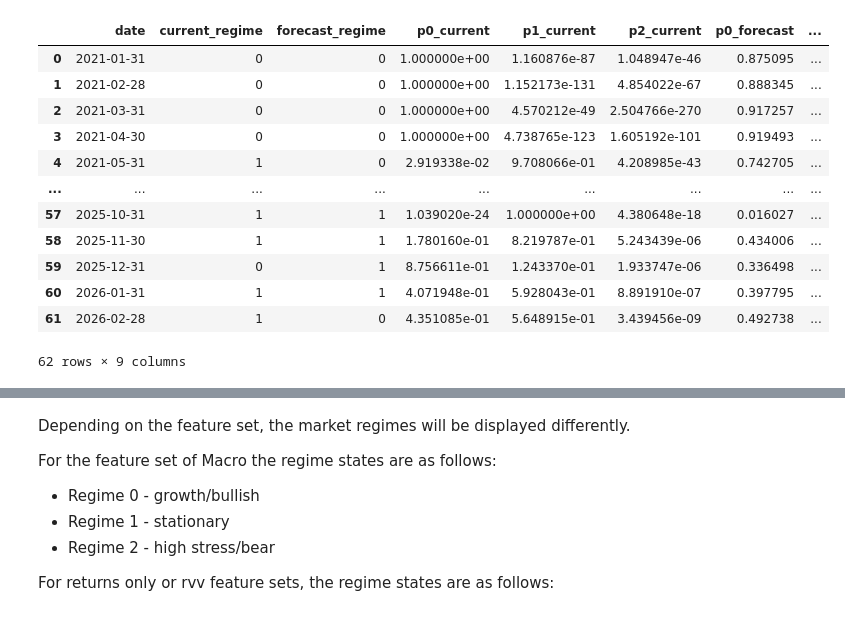
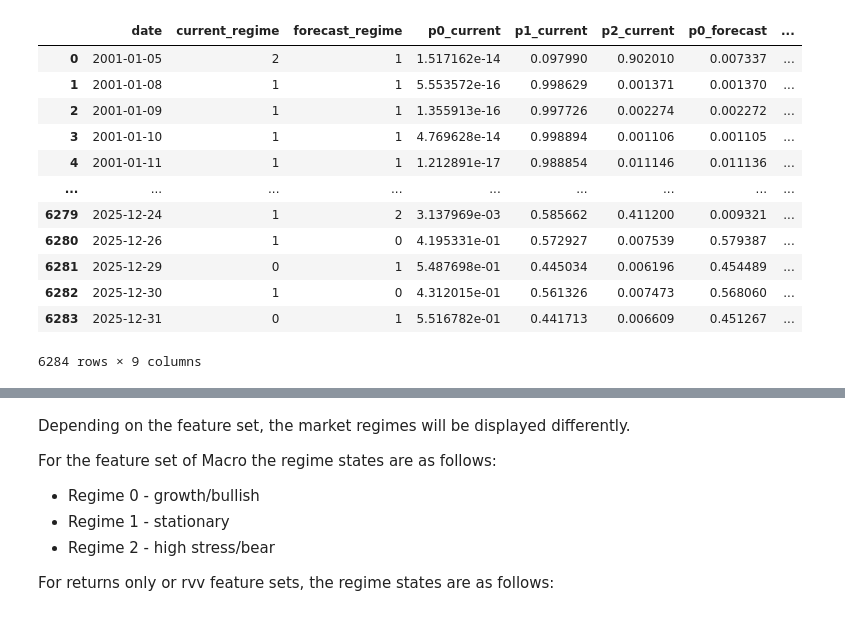
Before and after one commit to Joanmascastella/AlpaxaHMM, a Jupyter notebook: notebooks/test.ipynb, the cells around one changed output, grey strips where cells are left out. Drawn from its saved outputs; the diff is of its cells as text; code cells hidden in the pictures.

```diff
--- a/notebooks/test.ipynb
+++ b/notebooks/test.ipynb
@@ -1,25 +1,25 @@
 # %%
 import pandas as pd
 
 # Path to saved regime csv
-path = '/Users/developmentserver/Desktop/reg_nvda.csv'
+path = '/Users/developmentserver/Desktop/AAPL.csv'
 
 df = pd.read_csv(path)
 df
 # %% [output]
 |  | date | current_regime | forecast_regime | p0_current | p1_current | p2_current | p0_forecast | ... |
-| 0 | 2021-01-31 | 0 | 0 | 1.000000e+00 | 1.160876e-87 | 1.048947e-46 | 0.875095 | ... |
-| 1 | 2021-02-28 | 0 | 0 | 1.000000e+00 | 1.152173e-131 | 4.854022e-67 | 0.888345 | ... |
-| 2 | 2021-03-31 | 0 | 0 | 1.000000e+00 | 4.570212e-49 | 2.504766e-270 | 0.917257 | ... |
-| 3 | 2021-04-30 | 0 | 0 | 1.000000e+00 | 4.738765e-123 | 1.605192e-101 | 0.919493 | ... |
-| 4 | 2021-05-31 | 1 | 0 | 2.919338e-02 | 9.708066e-01 | 4.208985e-43 | 0.742705 | ... |
+| 0 | 2001-01-05 | 2 | 1 | 1.517162e-14 | 0.097990 | 0.902010 | 0.007337 | ... |
+| 1 | 2001-01-08 | 1 | 1 | 5.553572e-16 | 0.998629 | 0.001371 | 0.001370 | ... |
+| 2 | 2001-01-09 | 1 | 1 | 1.355913e-16 | 0.997726 | 0.002274 | 0.002272 | ... |
+| 3 | 2001-01-10 | 1 | 1 | 4.769628e-14 | 0.998894 | 0.001106 | 0.001105 | ... |
+| 4 | 2001-01-11 | 1 | 1 | 1.212891e-17 | 0.988854 | 0.011146 | 0.011136 | ... |
 | ... | ... | ... | ... | ... | ... | ... | ... | ... |
-| 57 | 2025-10-31 | 1 | 1 | 1.039020e-24 | 1.000000e+00 | 4.380648e-18 | 0.016027 | ... |
-| 58 | 2025-11-30 | 1 | 1 | 1.780160e-01 | 8.219787e-01 | 5.243439e-06 | 0.434006 | ... |
-| 59 | 2025-12-31 | 0 | 1 | 8.756611e-01 | 1.243370e-01 | 1.933747e-06 | 0.336498 | ... |
-| 60 | 2026-01-31 | 1 | 1 | 4.071948e-01 | 5.928043e-01 | 8.891910e-07 | 0.397795 | ... |
-| 61 | 2026-02-28 | 1 | 0 | 4.351085e-01 | 5.648915e-01 | 3.439456e-09 | 0.492738 | ... |
+| 6279 | 2025-12-24 | 1 | 2 | 3.137969e-03 | 0.585662 | 0.411200 | 0.009321 | ... |
+| 6280 | 2025-12-26 | 1 | 0 | 4.195331e-01 | 0.572927 | 0.007539 | 0.579387 | ... |
+| 6281 | 2025-12-29 | 0 | 1 | 5.487698e-01 | 0.445034 | 0.006196 | 0.454489 | ... |
+| 6282 | 2025-12-30 | 1 | 0 | 4.312015e-01 | 0.561326 | 0.007473 | 0.568060 | ... |
+| 6283 | 2025-12-31 | 0 | 1 | 5.516782e-01 | 0.441713 | 0.006609 | 0.451267 | ... |
-62 rows × 9 columns
+6284 rows × 9 columns
 # %%
 import matplotlib.pyplot as plt
 import matplotlib.patches as mpatches
```
Also changed, not shown: parts of 2 cells of this notebook.
